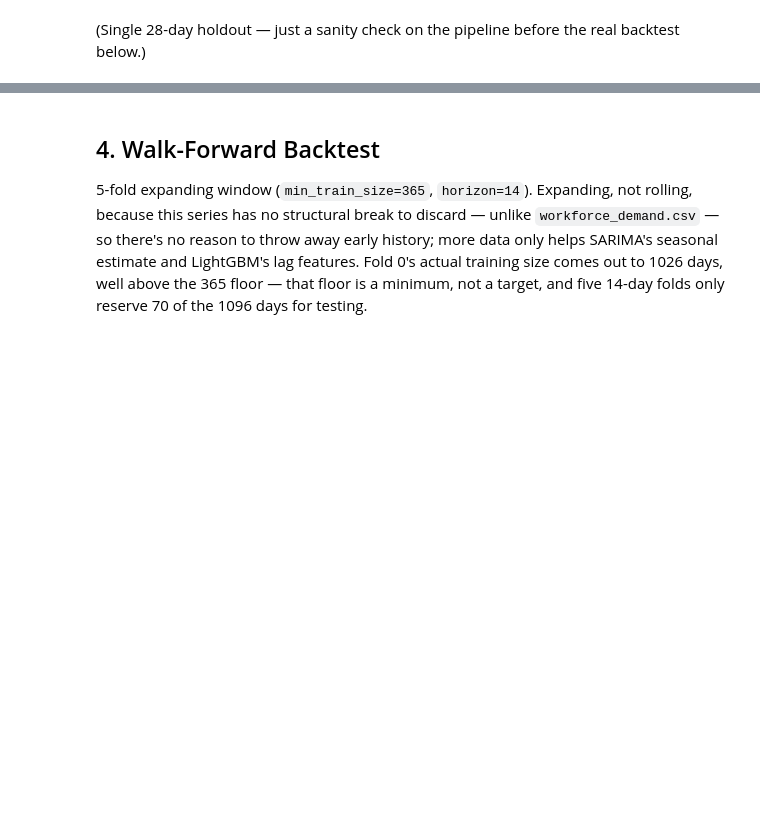
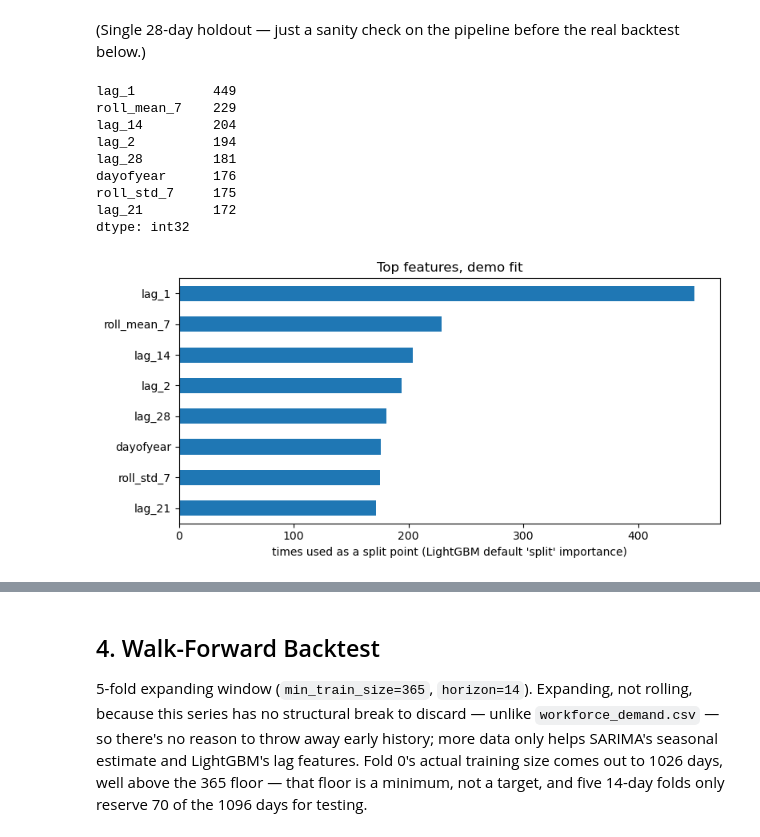
Before and after one commit to manaralbader/retail-demand-forecast, a Jupyter notebook: riyadh-grocery-demand-forecast.ipynb, the cells around one changed output, grey strips where cells are left out. Drawn from its saved outputs; the diff is of its cells as text; code cells hidden in the pictures; blank space fills up the shorter version.

```diff
--- a/riyadh-grocery-demand-forecast.ipynb
+++ b/riyadh-grocery-demand-forecast.ipynb
@@ -390,3 +459,24 @@ demo MAE: 50.30123172676141
 demo RMSE: 59.66472798468656
 # %% [markdown]
 (Single 28-day holdout — just a sanity check on the pipeline before the real backtest below.)
+# %%
+importances = pd.Series(demo_model.feature_importances_, index=FEATURE_COLS).sort_values(ascending=False)
+print(importances.head(8))
+
+fig, ax = plt.subplots(figsize=(8, 4))
+importances.head(8).iloc[::-1].plot.barh(ax=ax)
+ax.set_xlabel("times used as a split point (LightGBM default 'split' importance)")
+ax.set_title("Top features, demo fit")
+plt.tight_layout()
+plt.show()
+# %% [output]
+lag_1          449
+roll_mean_7    229
+lag_14         204
+lag_2          194
+lag_28         181
+dayofyear      176
+roll_std_7     175
+lag_21         172
+dtype: int32
+[figure, added]
```
Also changed, not shown: parts of 22 cells of this notebook.
